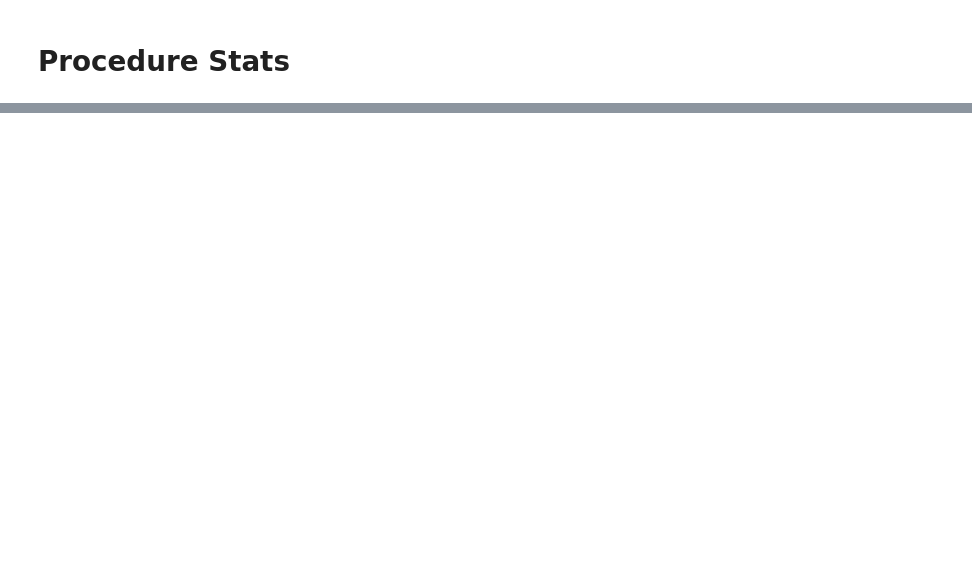
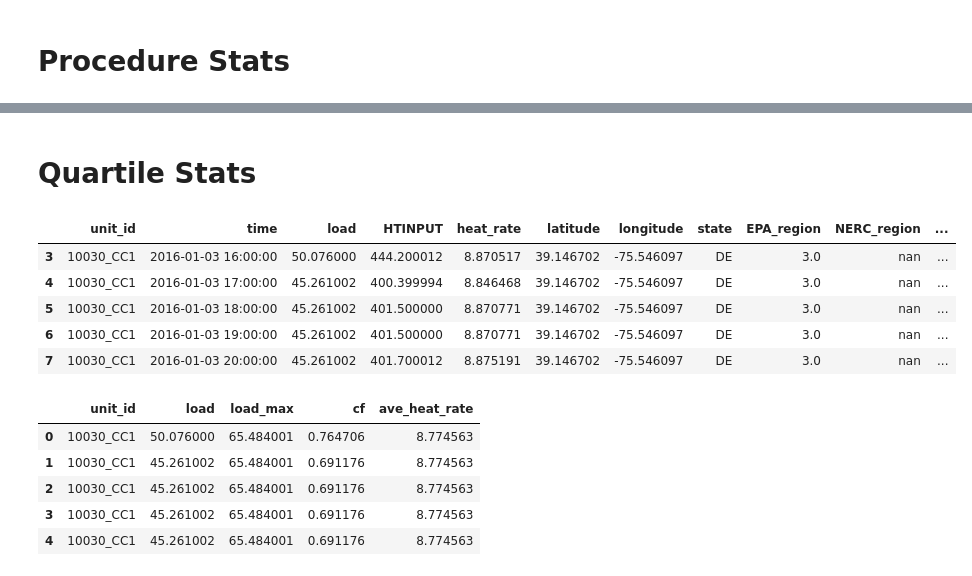
Before and after one commit to NREL/NaTGenPD, a Jupyter notebook: notebooks/CEMS Analysis.ipynb, the cells around one changed output, grey strips where cells are left out. Saved outputs shown, nothing was run; the diff lists cells and outputs as text; code cells hidden in the pictures; blank space fills up the shorter version.

```diff
--- a/notebooks/CEMS Analysis.ipynb
+++ b/notebooks/CEMS Analysis.ipynb
@@ -96,0 +158,58 @@ ImportError: HDFStore requires PyTables, "No module named 'tables'" problem impo
+# %% [markdown]
+# Quartile Stats
+# %%
+fits_dir = os.path.join(data_dir, 'Final_Fits')
+filter_path = os.path.join(data_dir, 'SMOKE_Filtered_2016-2017.h5')
+quartile_dir = os.path.join(out_dir, 'final_fits')
+
+analysis = QuartileAnalysis(fits_dir, filter_path)
+# %%
+group_type = 'CC (NG)'
+
+group_fits = analysis._fits[group_type]
+if "CC" in group_type:
+    group_fits['unit_id'] = group_fits['unit_id'].str.split('-').str[0]
+    group_fits = group_fits.groupby('unit_id').mean().reset_index()
+
+pos = group_fits['a0'].isnull()
+group_fits = group_fits.loc[~pos]
+
+with npd.CEMS(analysis._filtered_path, mode='r') as f:
+    filtered_df = f[group_type].df
+
+
+pos = filtered_df['cluster'] >= 0
+filtered_df = filtered_df.loc[pos]
+pos = filtered_df['unit_id'].isin(group_fits['unit_id'].to_list())
+filtered_df = filtered_df.loc[pos]
+
+
+ave_hr = filtered_df.groupby('unit_id')['heat_rate'].mean()
+ave_hr.name = 'ave_heat_rate'
+filtered_df = pd.merge(filtered_df,
+                       ave_hr.to_frame().reset_index(),
+                       on='unit_id')
+
+load_max = filtered_df.groupby('unit_id')['load'].max()
+load_max.name = 'load_max'
+filtered_df = pd.merge(filtered_df,
+                       load_max.to_frame().reset_index(),
+                       on='unit_id')
+
+filtered_df['cf'] = (filtered_df['load']
+                             / filtered_df['load_max'])
+
+filtered_df[['unit_id', 'load', 'load_max', 'cf', 'ave_heat_rate']].head()
+# %% [output]
+|  | unit_id | time | load | HTINPUT | heat_rate | latitude | longitude | state | EPA_region | NERC_region | ... |
+| 3 | 10030_CC1 | 2016-01-03 16:00:00 | 50.076000 | 444.200012 | 8.870517 | 39.146702 | -75.546097 | DE | 3.0 | nan | ... |
+| 4 | 10030_CC1 | 2016-01-03 17:00:00 | 45.261002 | 400.399994 | 8.846468 | 39.146702 | -75.546097 | DE | 3.0 | nan | ... |
+| 5 | 10030_CC1 | 2016-01-03 18:00:00 | 45.261002 | 401.500000 | 8.870771 | 39.146702 | -75.546097 | DE | 3.0 | nan | ... |
+| 6 | 10030_CC1 | 2016-01-03 19:00:00 | 45.261002 | 401.500000 | 8.870771 | 39.146702 | -75.546097 | DE | 3.0 | nan | ... |
+| 7 | 10030_CC1 | 2016-01-03 20:00:00 | 45.261002 | 401.700012 | 8.875191 | 39.146702 | -75.546097 | DE | 3.0 | nan | ... |
+|  | unit_id | load | load_max | cf | ave_heat_rate |
+| 0 | 10030_CC1 | 50.076000 | 65.484001 | 0.764706 | 8.774563 |
+| 1 | 10030_CC1 | 45.261002 | 65.484001 | 0.691176 | 8.774563 |
+| 2 | 10030_CC1 | 45.261002 | 65.484001 | 0.691176 | 8.774563 |
+| 3 | 10030_CC1 | 45.261002 | 65.484001 | 0.691176 | 8.774563 |
+| 4 | 10030_CC1 | 45.261002 | 65.484001 | 0.691176 | 8.774563 |
```
Also changed, not shown: parts of 12 cells of this notebook, 4 other files.
